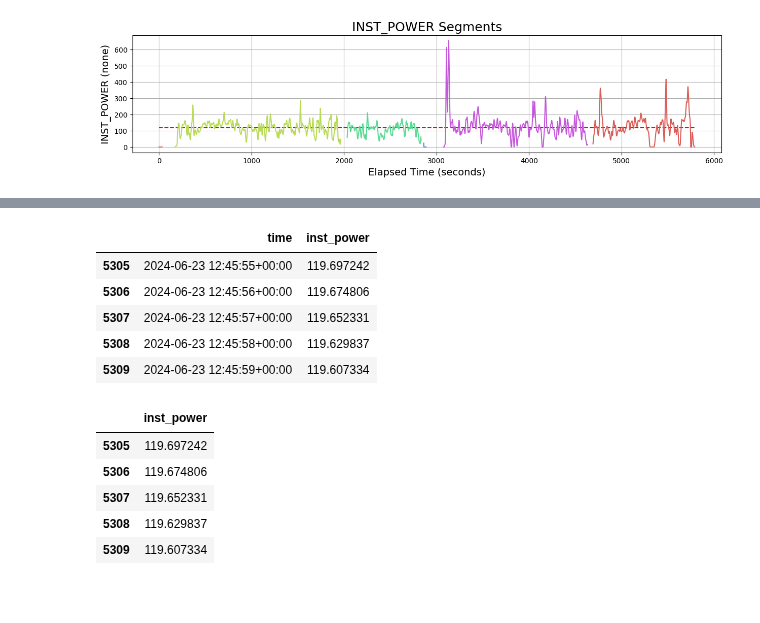
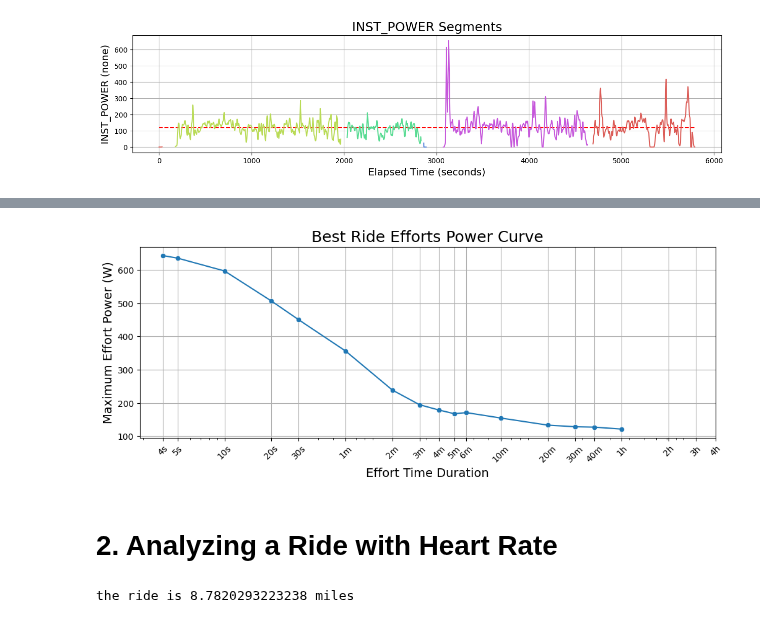
Before and after one commit to ericbauer55/bike-fitness-tracking, a Jupyter notebook: notebooks/1_Post_Enrichment_EDA/1_ride_details.ipynb, the cells around one changed output, grey strips where cells are left out. Cells and saved outputs as stored; diff of their text form; code cells hidden in the pictures; blank space fills up the shorter version.

```diff
--- a/notebooks/1_Post_Enrichment_EDA/1_ride_details.ipynb
+++ b/notebooks/1_Post_Enrichment_EDA/1_ride_details.ipynb
@@ -110,18 +109,37 @@ calculate_power_curve(df=df)
-# %%
-df[['time','inst_power']].rolling(2*3600, on='time', min_periods=3600).mean().tail(5)
-# %% [output]
-|  | time | inst_power |
-| 5305 | 2024-06-23 12:45:55+00:00 | 119.697242 |
-| 5306 | 2024-06-23 12:45:56+00:00 | 119.674806 |
-| 5307 | 2024-06-23 12:45:57+00:00 | 119.652331 |
-| 5308 | 2024-06-23 12:45:58+00:00 | 119.629837 |
-| 5309 | 2024-06-23 12:45:59+00:00 | 119.607334 |
-# %%
-df[['inst_power']].rolling(2*3600, min_periods=3600).mean().tail(5)
-# %% [output]
-|  | inst_power |
-| 5305 | 119.697242 |
-| 5306 | 119.674806 |
-| 5307 | 119.652331 |
-| 5308 | 119.629837 |
-| 5309 | 119.607334 |
+# %%
+def plot_ride_power_curve(df:pd.DataFrame, figsize:tuple=(12,4), logscale_base:int=10,
+                          title:str='Best Ride Efforts Power Curve'):
+    df_pwr = calculate_power_curve(df=df)
+    x_col = 'window_length_seconds'
+
+    fig, ax = plt.subplots(1,1, figsize=figsize)
+    _ = sns.lineplot(df_pwr, x=x_col, y='peak_avg_power', ax=ax)
+    _ = sns.scatterplot(df_pwr, x=x_col, y='peak_avg_power', ax=ax)
+
+    def forward(x):
+        return np.log10(x) / np.log10(logscale_base)
+
+    def inverse(x):
+        return logscale_base**x
+
+    if logscale_base==10:
+        _ = ax.set_xscale('log')
+    else:
+        _ = ax.set_xscale('function', functions=(forward,inverse))
+    _ = plt.xticks(ticks=df_pwr['window_length_seconds'].values, labels=df_pwr['time_window'].values, rotation=45)
+    _ = plt.grid()
+    _ = ax.set_axisbelow(True)
+    _ = plt.xlabel('Effort Time Duration', fontsize=14)
+    _ = plt.ylabel('Maximum Effort Power (W)', fontsize=14)
+    _ = plt.title(title, fontsize=18)
+# %%
+plot_ride_power_curve(df)
+# %% [output]
+[figure, added]
+# %% [markdown]
+# 2. Analyzing a Ride with Heart Rate
+# %%
+df2 = pd.read_csv(CSV_DATA / "0x680b85ff.csv")
+print(f'the ride is {df2["delta_dist_ft"].sum() * 1/5280.0} miles')
+# %% [output]
+the ride is 8.7820293223238 miles
```
Also changed, not shown: parts of 13 cells of this notebook.
